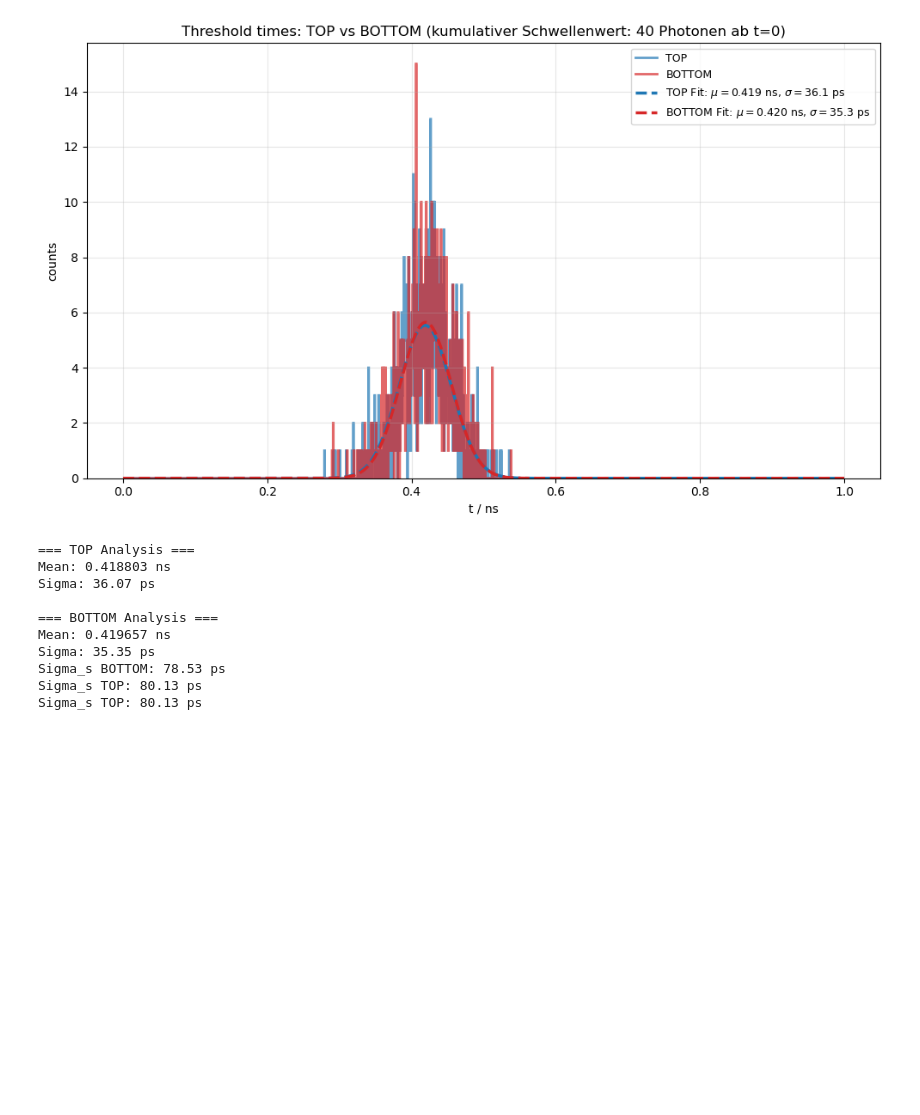
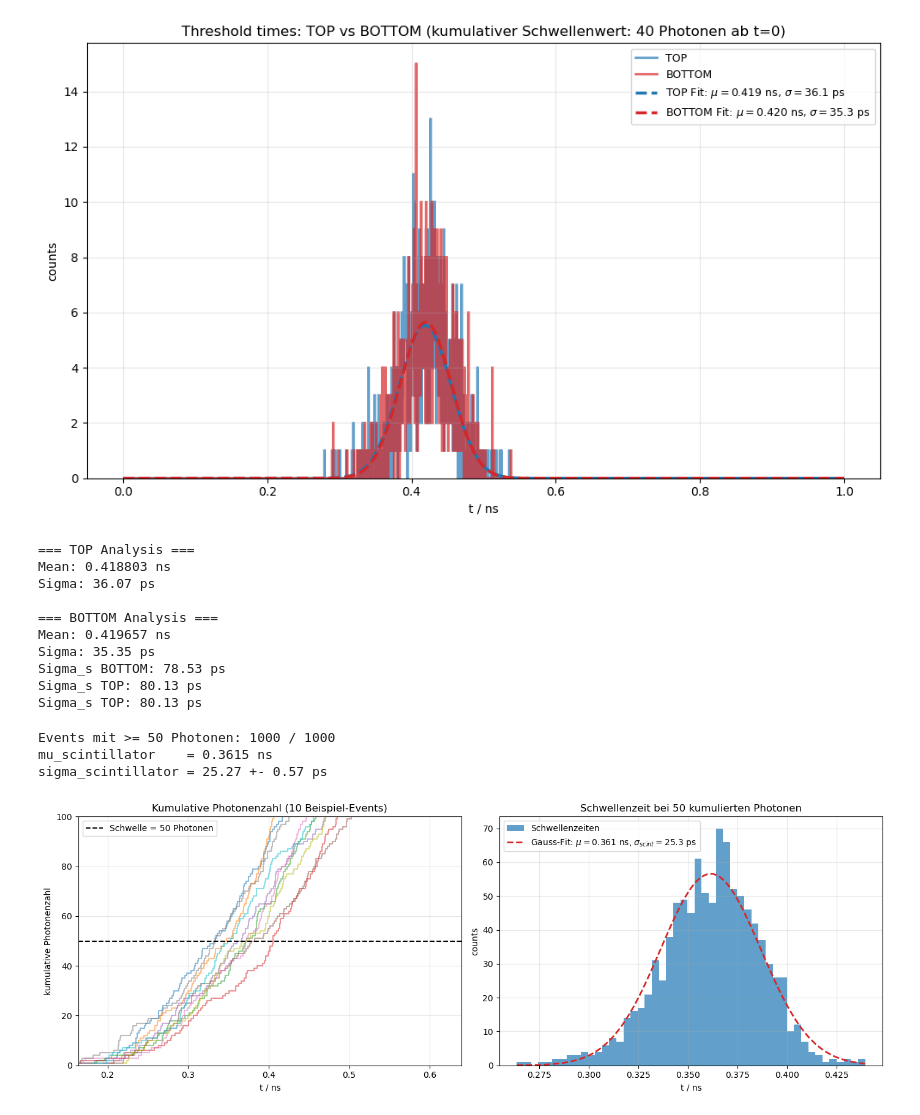
Before and after one commit to RobDerk/insight-tagger-scintillator-simulation-geant4-analysis, a Jupyter notebook: threshold.ipynb, the cells around one changed output. Cells and saved outputs as stored; diff of their text form; code cells hidden in the pictures; blank space fills up the shorter version.

```diff
--- a/threshold.ipynb
+++ b/threshold.ipynb
@@ -30,7 +30,7 @@ def save_plot(filename=None):
         bbox_inches="tight"
     )
 # %%
-CSV_PATH = "data_10000events.csv"
+CSV_PATH = "data_1000e.csv"
 
 COLUMN_NAMES = [
     "RunID",
@@ -558,3 +558,69 @@ Sigma: 35.35 ps
 Sigma_s BOTTOM: 78.53 ps
 Sigma_s TOP: 80.13 ps
 Sigma_s TOP: 80.13 ps
+# %%
+# Sigma des Szintillators: kumulative Schwelle (N-tes Photon) pro Event, Top + Bottom gemeinsam
+N_THRESHOLD = 50
+N_EXAMPLE_EVENTS = 10
+
+event_times = {
+    event_id: np.sort(group["TimeSinceZero"].dropna().to_numpy())
+    for event_id, group in data_all_scintillation.groupby("EventID")
+}
+
+# Zeit, bei der die aufsummierte Photonenzahl erstmals N_THRESHOLD erreicht (exakte Photonenzeit, kein Binning)
+scint_threshold_times = np.array([
+    t[N_THRESHOLD - 1] for t in event_times.values() if len(t) >= N_THRESHOLD
+])
+
+n_valid = len(scint_threshold_times)
+mu_scint, sigma_scint = norm.fit(scint_threshold_times)
+sigma_scint_err = sigma_scint / np.sqrt(2 * (n_valid - 1))
+
+print(f"Events mit >= {N_THRESHOLD} Photonen: {n_valid} / {len(event_times)}")
+print(f"mu_scintillator    = {mu_scint:.4f} ns")
+print(f"sigma_scintillator = {sigma_scint * 1000:.2f} +- {sigma_scint_err * 1000:.2f} ps")
+
+fig, (ax_cum, ax_hist) = plt.subplots(1, 2, figsize=(14, 5))
+
+# Links: kumulative Photonenzahl einiger Events mit Schwellen-Durchgang
+for t in list(event_times.values())[:N_EXAMPLE_EVENTS]:
+    ax_cum.step(t, np.arange(1, len(t) + 1), where="post", alpha=0.5)
+ax_cum.axhline(N_THRESHOLD, color="k", linestyle="--", label=f"Schwelle = {N_THRESHOLD} Photonen")
+ax_cum.set_xlim(scint_threshold_times.min() - 0.1, scint_threshold_times.max() + 0.2)
+ax_cum.set_ylim(0, N_THRESHOLD * 2)
+ax_cum.set_xlabel("t / ns")
+ax_cum.set_ylabel("kumulative Photonenzahl")
+ax_cum.set_title(f"Kumulative Photonenzahl ({N_EXAMPLE_EVENTS} Beispiel-Events)")
+ax_cum.grid(alpha=0.3)
+ax_cum.legend()
+
+# Rechts: Verteilung der Schwellenzeiten mit Gauss-Fit
+bins = np.linspace(scint_threshold_times.min(), scint_threshold_times.max(), 50)
+bin_w = bins[1] - bins[0]
+ax_hist.hist(scint_threshold_times, bins=bins, color="tab:blue", alpha=0.7, label="Schwellenzeiten")
+
+x = np.linspace(bins[0], bins[-1], 2000)
+ax_hist.plot(
+    x,
+    n_valid * bin_w * norm.pdf(x, mu_scint, sigma_scint),
+    color="tab:red", linestyle="--", linewidth=2,
+    label=(
+        f"Gauss-Fit: $\\mu={mu_scint:.3f}$ ns, "
+        f"$\\sigma_{{scint}}={sigma_scint * 1000:.1f}$ ps"
+    )
+)
+ax_hist.set_xlabel("t / ns")
+ax_hist.set_ylabel("counts")
+ax_hist.set_title(f"Schwellenzeit bei {N_THRESHOLD} kumulierten Photonen")
+ax_hist.grid(alpha=0.3)
+ax_hist.legend()
+
+fig.tight_layout()
+save_plot("sigma_scintillator_cumulative_threshold")
+plt.show()
+# %% [output]
+Events mit >= 50 Photonen: 1000 / 1000
+mu_scintillator    = 0.3615 ns
+sigma_scintillator = 25.27 +- 0.57 ps
+[figure, added]
```
Also changed, not shown: 3 other files.
